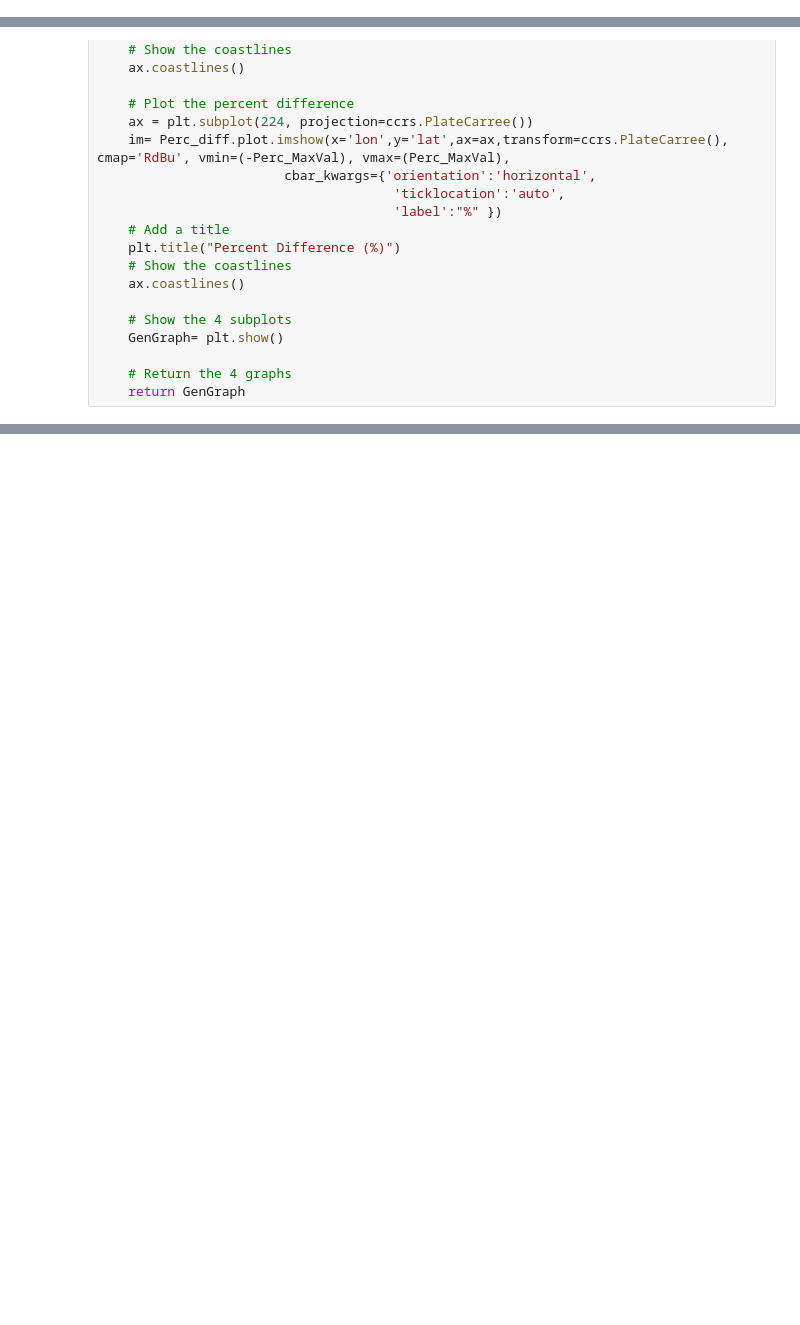
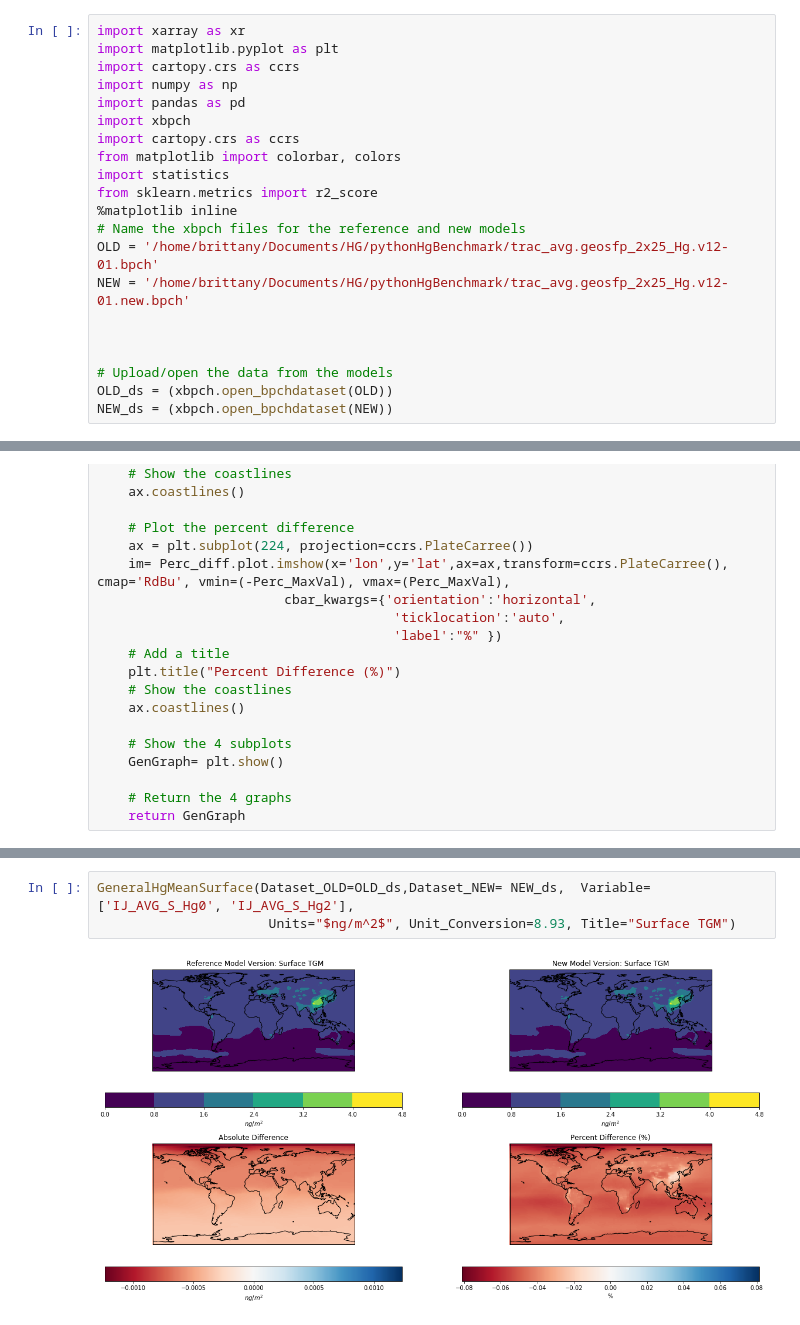
Before and after one commit to arifein/pythonHgBenchmark, a Jupyter notebook: General_Graphing_Function.ipynb, the cells around one changed output, grey strips where cells are left out. Cells and saved outputs as stored; diff of their text form; blank space fills up the shorter version.

```diff
--- a/General_Graphing_Function.ipynb
+++ b/General_Graphing_Function.ipynb
@@ -1,3 +1,24 @@
+# %%
+import xarray as xr
+import matplotlib.pyplot as plt
+import cartopy.crs as ccrs
+import numpy as np
+import pandas as pd
+import xbpch
+import cartopy.crs as ccrs
+from matplotlib import colorbar, colors
+import statistics
+from sklearn.metrics import r2_score
+%matplotlib inline
+# Name the xbpch files for the reference and new models
+OLD = '/home/brittany/Documents/HG/pythonHgBenchmark/trac_avg.geosfp_2x25_Hg.v12-01.bpch'
+NEW = '/home/brittany/Documents/HG/pythonHgBenchmark/trac_avg.geosfp_2x25_Hg.v12-01.new.bpch'
+
+
+
+# Upload/open the data from the models
+OLD_ds = (xbpch.open_bpchdataset(OLD))
+NEW_ds = (xbpch.open_bpchdataset(NEW))
 # %%
 # Define a function to take the mean of any variable at the surface.
 def GeneralHgMeanSurface (Variable, Units, Unit_Conversion, Title="Mean over Time"):
@@ -90,0 +200,5 @@ def GeneralHgMeanSurface (Variable, Units, Unit_Conversion, Title="Mean over Tim
+# %%
+GeneralHgMeanSurface(Dataset_OLD=OLD_ds,Dataset_NEW= NEW_ds,  Variable=['IJ_AVG_S_Hg0', 'IJ_AVG_S_Hg2'],
+                      Units="$ng/m^2$", Unit_Conversion=8.93, Title="Surface TGM")
+# %% [output]
+[figure, added]
```
Also changed, not shown: parts of 1 cell of this notebook, 4 other files.
